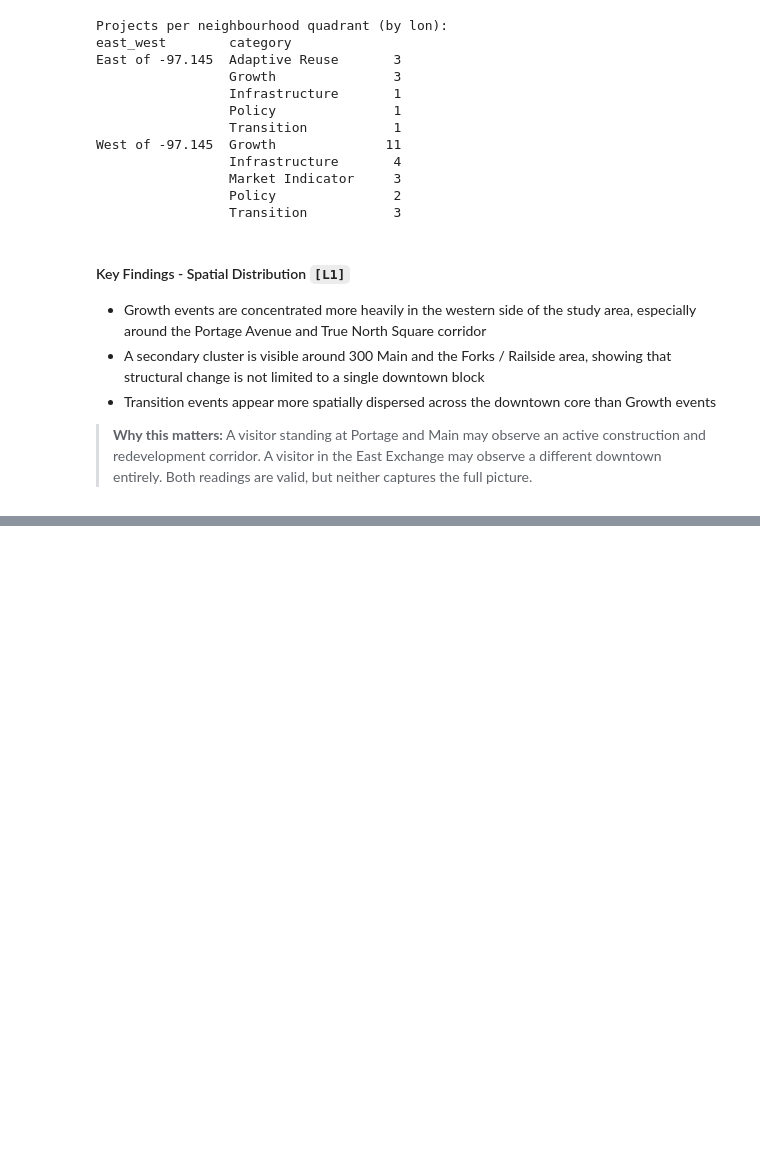
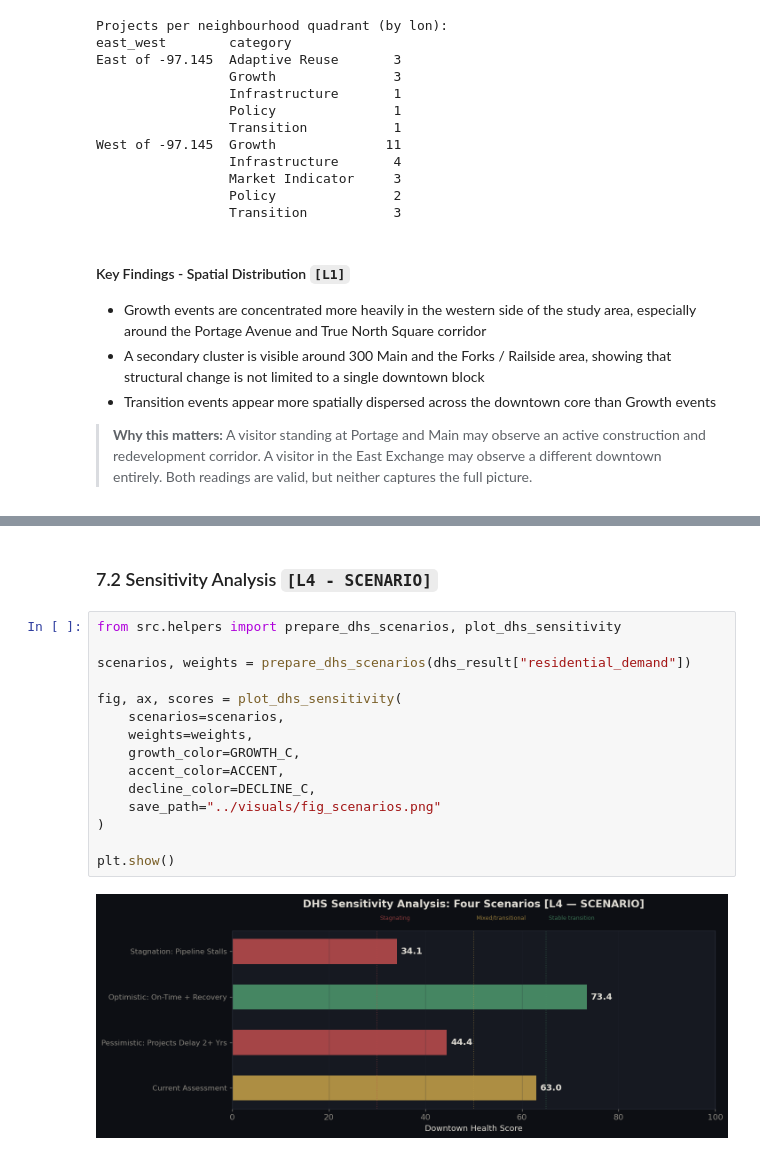
Before and after one commit to rynetroy/comp-2040-project-3, a Jupyter notebook: notebooks/week14.ipynb, the cells around one changed output, grey strips where cells are left out. Cells and saved outputs as stored; diff of their text form; blank space fills up the shorter version.

```diff
--- a/notebooks/week14.ipynb
+++ b/notebooks/week14.ipynb
@@ -911,0 +803,19 @@ Reference
+# %% [markdown]
+### 7.2 Sensitivity Analysis `[L4 - SCENARIO]`
+# %%
+from src.helpers import prepare_dhs_scenarios, plot_dhs_sensitivity
+
+scenarios, weights = prepare_dhs_scenarios(dhs_result["residential_demand"])
+
+fig, ax, scores = plot_dhs_sensitivity(
+    scenarios=scenarios,
+    weights=weights,
+    growth_color=GROWTH_C,
+    accent_color=ACCENT,
+    decline_color=DECLINE_C,
+    save_path="../visuals/fig_scenarios.png"
+)
+
+plt.show()
+# %% [output]
+[figure, added]
```
Also changed, not shown: parts of 9 cells of this notebook, 3 other files.
